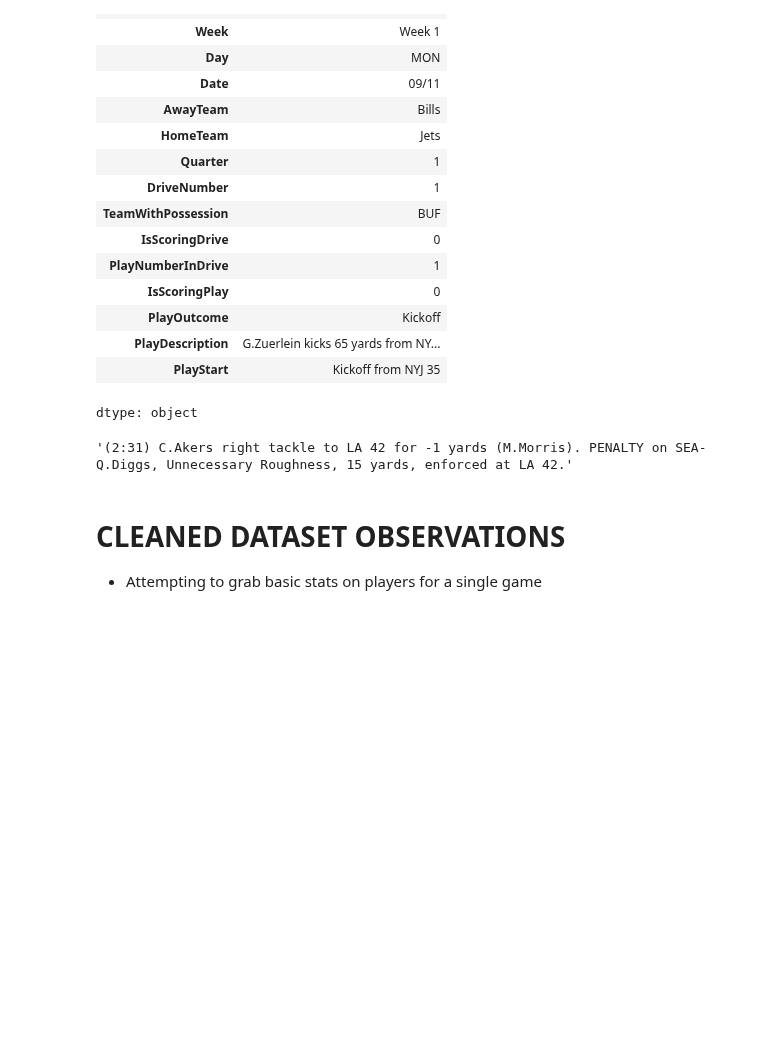
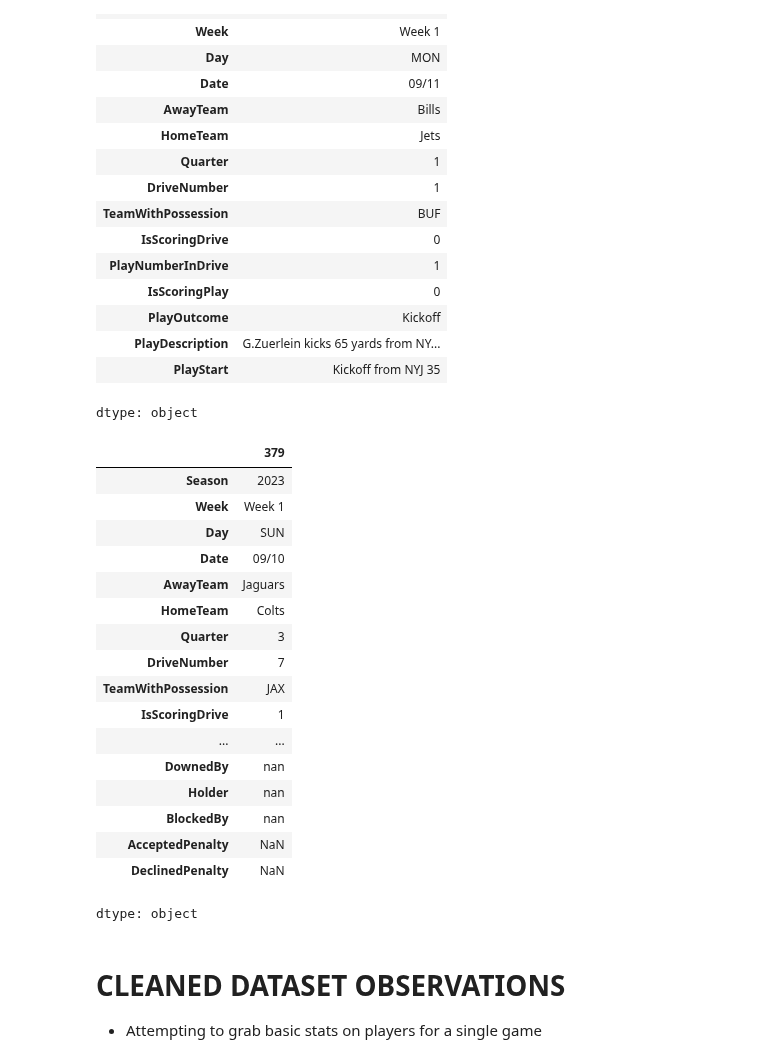
Before and after one commit to KeoniM/NFL_Data_Cleaning, a Jupyter notebook: NFL_Plays_Week1_2023.ipynb, the cells around one changed output. Saved outputs shown, nothing was run; the diff lists cells and outputs as text; code cells hidden in the pictures; blank space fills up the shorter version.

```diff
--- a/NFL_Plays_Week1_2023.ipynb
+++ b/NFL_Plays_Week1_2023.ipynb
@@ -1428,7 +1464,7 @@ def clean_run_plays(df_plays, index_start = None):
 
     # Accepted Penalty
     if play.find('PENALTY') != -1:
-      accepted_penalty_play(df_run_plays, play, idx)
+      # accepted_penalty_play(df_run_plays, play, idx)
       play_elements = play.split(". ")
       offensive_penalties = []
       defensive_penalties = []
@@ -1439,6 +1475,7 @@ def clean_run_plays(df_plays, index_start = None):
           penalty_player_team = re.findall(team_name_pattern, i)
           if len(penalty_player_team) > 0:
             if penalty_player_team[0] == df_run_plays['TeamWithPossession'].loc[idx]:
+              accepted_penalty_play_on_offense(df_run_plays, play, idx)
               offensive_penalties.append(i)
             else:
               defensive_penalties.append(i)
@@ -3021,6 +3142,11 @@ def clean_turnover_on_downs_plays(df_plays, index_start=None):
 #               possession of the ball. So I will track this as -1 yard not -4.
 
 def clean_dataframe_of_plays(df_all_plays):
+
+  ################################
+  # RAW DATA COLUMN DESCRIPTIONS #
+  ################################
+  # TeamWithPossession - Team that STARTED with the ball during the play. (The team that was on offense)
 
   ###########################
   # NEW COLUMN DESCRIPTIONS #
@@ -3100,14 +3226,18 @@ def clean_dataframe_of_plays(df_all_plays):
   # GETTING PLAY CATEGORIES AND CLEANING #
   ########################################
 
-  df_all_plays_cleaned = clean_run_plays(df_all_plays_cleaned)
+  # TOUCHDOWNS MUST BE CLEANED FIRST
+  # - Any touchdown resulting from a change in possession (e.g. Interception for Touchdown)
+  #   raw data states that the team on defense had possession the entire drive.
+  #   - So all plays leading up to the touchdown state that the defense has possession.
+  df_all_plays_cleaned = clean_touchdown_plays(df_all_plays_cleaned)
+  # df_all_plays_cleaned = clean_run_plays(df_all_plays_cleaned)
   # df_all_plays_cleaned = clean_pass_plays(df_all_plays_cleaned)
   # df_all_plays_cleaned = cleaning_2pt_conversion_plays(df_all_plays_cleaned)
   # df_all_plays_cleaned = clean_intercepted_plays(df_all_plays_cleaned)
   # df_all_plays_cleaned = clean_sacked_plays(df_all_plays_cleaned)
   # df_all_plays_cleaned = clean_punt_plays(df_all_plays_cleaned)
   # df_all_plays_cleaned = clean_kickoff_plays(df_all_plays_cleaned)
-  # df_all_plays_cleaned = clean_touchdown_plays(df_all_plays_cleaned)
   # df_all_plays_cleaned = clean_field_goal_plays(df_all_plays_cleaned)
   # df_all_plays_cleaned = clean_extra_point_plays(df_all_plays_cleaned)
   # df_all_plays_cleaned = clean_fumble_plays(df_all_plays_cleaned)
@@ -4780,10 +4896,28 @@ week1_2023_plays_modified.iloc[0]
 | PlayStart | Kickoff from NYJ 35 |
 dtype: object
 # %%
-# df_week1_plays_cleaned.iloc[2206]
-df_week1_plays_cleaned['PlayDescription'].iloc[2206]
+df_week1_plays_cleaned.iloc[379]
+# df_week1_plays_cleaned.iloc[832]
+# df_week1_plays_cleaned['PlayDescription'].iloc[377]
 # %% [output]
+|  | 379 |
+| Season | 2023 |
+| Week | Week 1 |
+| Day | SUN |
+| Date | 09/10 |
+| AwayTeam | Jaguars |
+| HomeTeam | Colts |
+| Quarter | 3 |
+| DriveNumber | 7 |
+| TeamWithPossession | JAX |
+| IsScoringDrive | 1 |
+| ... | ... |
+| DownedBy | nan |
+| Holder | nan |
+| BlockedBy | nan |
+| AcceptedPenalty | NaN |
+| DeclinedPenalty | NaN |
-'(2:31) C.Akers right tackle to LA 42 for -1 yards (M.Morris). PENALTY on SEA-Q.Diggs, Unnecessary Roughness, 15 yards, enforced at LA 42.'
+dtype: object
 # %% [markdown]
 # CLEANED DATASET OBSERVATIONS
 - Attempting to grab basic stats on players for a single game
```
Also changed, not shown: parts of 4 cells of this notebook.
